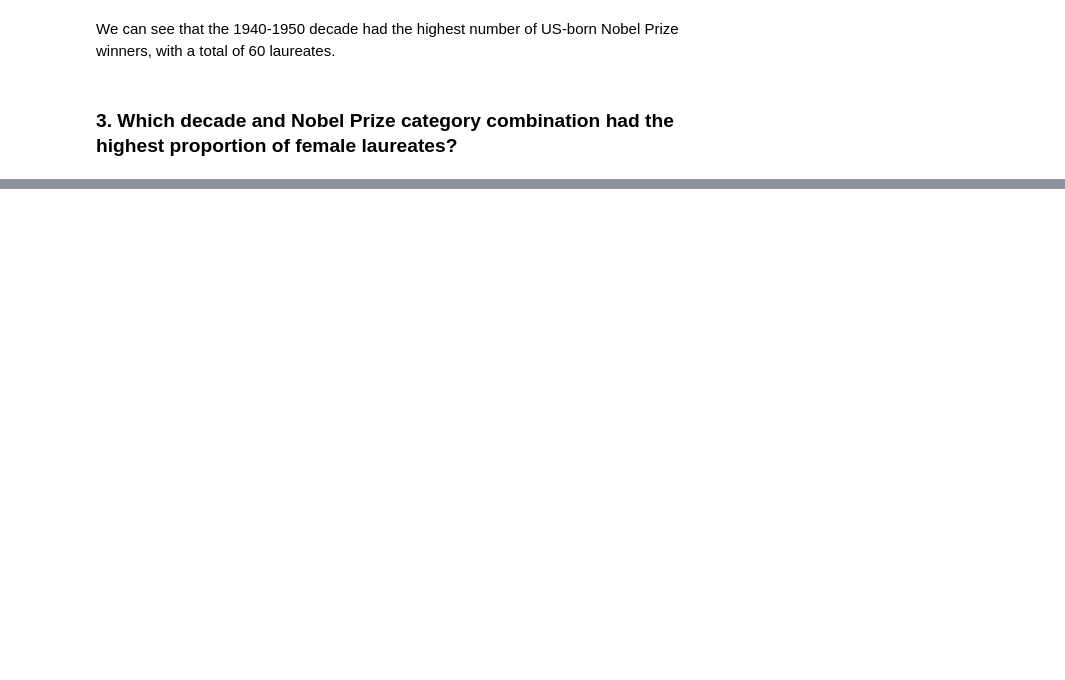
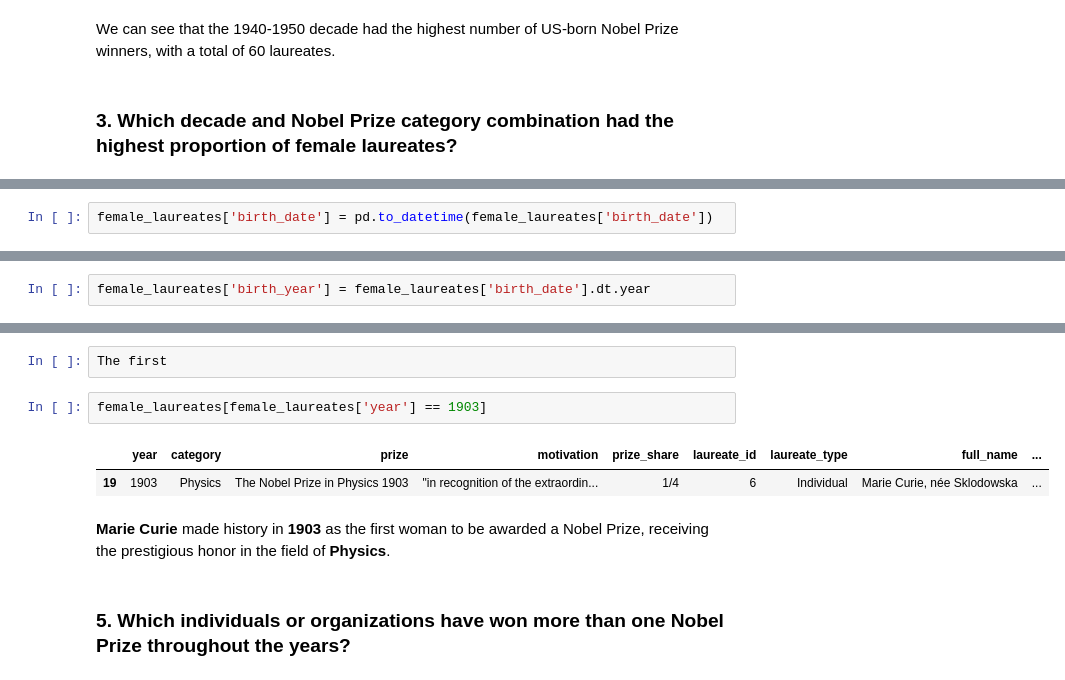
Before and after one commit to Mnr04/Data_Bootcamps_Projects, a Jupyter notebook: Visualizing_Nobel_Prize_Winners.ipynb, the cells around one changed output, grey strips where cells are left out. Saved outputs shown, nothing was run; the diff lists cells and outputs as text; blank space fills up the shorter version.

```diff
--- a/Visualizing_Nobel_Prize_Winners.ipynb
+++ b/Visualizing_Nobel_Prize_Winners.ipynb
@@ -296,0 +226,2 @@ We can see that the 1940-1950 decade had the highest number of US-born Nobel Pri
+# %%
+female_laureates['birth_date'] = pd.to_datetime(female_laureates['birth_date'])
@@ -296,0 +234,2 @@ We can see that the 1940-1950 decade had the highest number of US-born Nobel Pri
+# %%
+female_laureates['birth_year'] = female_laureates['birth_date'].dt.year
@@ -296,0 +346,11 @@ We can see that the 1940-1950 decade had the highest number of US-born Nobel Pri
+# %%
+The first
+# %%
+female_laureates[female_laureates['year'] == 1903]
+# %% [output]
+|  | year | category | prize | motivation | prize_share | laureate_id | laureate_type | full_name | ... |
+| 19 | 1903 | Physics | The Nobel Prize in Physics 1903 | "in recognition of the extraordin... | 1/4 | 6 | Individual | Marie Curie, née Sklodowska | ... |
+# %% [markdown]
+**Marie Curie** made history in **1903** as the first woman to be awarded a Nobel Prize, receiving the prestigious honor in the field of **Physics**.
+# %% [markdown]
+### 5. Which individuals or organizations have won more than one Nobel Prize throughout the years?
```
Also changed, not shown: parts of 51 cells of this notebook.
